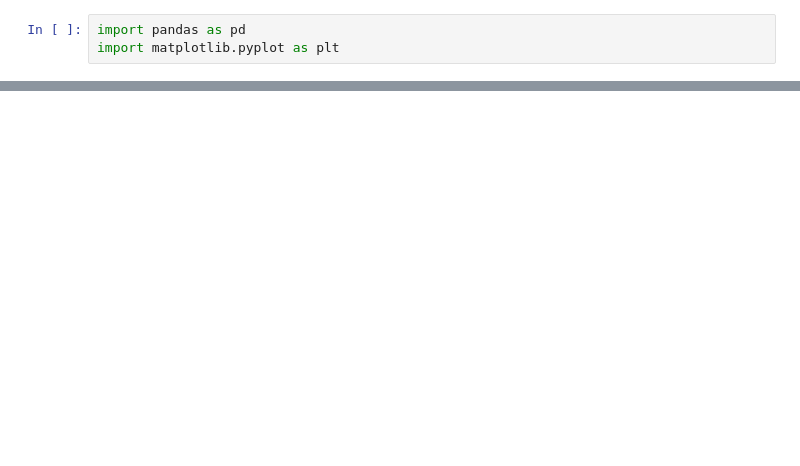
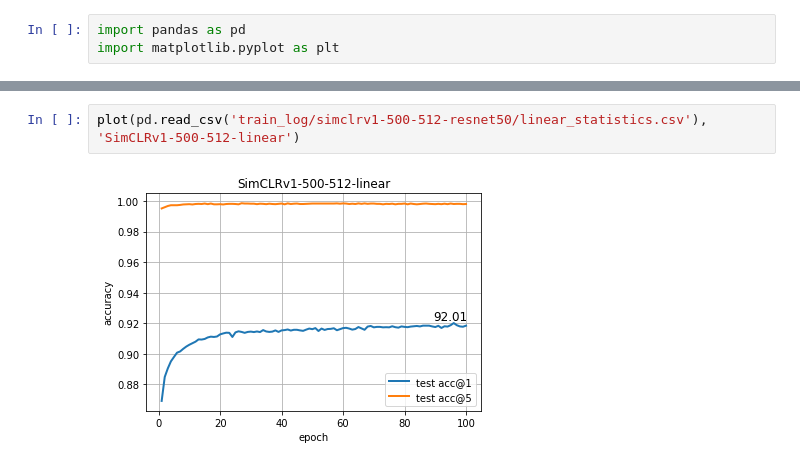
Before and after one commit to Cheng-Chen-NYU/cssl, a Jupyter notebook: illustrate.ipynb, the cells around one changed output, grey strips where cells are left out. Drawn from its saved outputs; the diff is of its cells as text; blank space fills up the shorter version.

```diff
--- a/illustrate.ipynb
+++ b/illustrate.ipynb
@@ -65,0 +35,4 @@ plot(m1, 'MoCov1-512-resnet18')
+# %%
+plot(pd.read_csv('train_log/simclrv1-500-512-resnet50/linear_statistics.csv'), 'SimCLRv1-500-512-linear')
+# %% [output]
+[figure, added]
```
Also changed, not shown: parts of 24 cells of this notebook, 2 other files.
